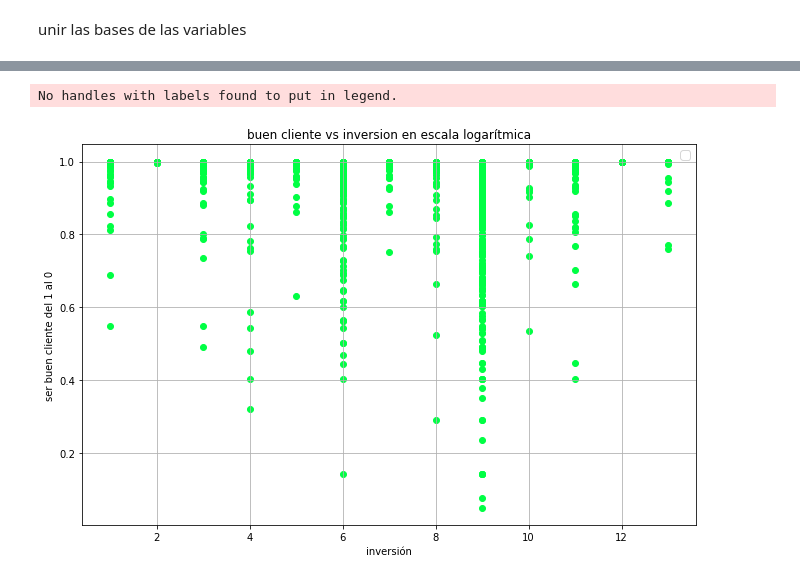
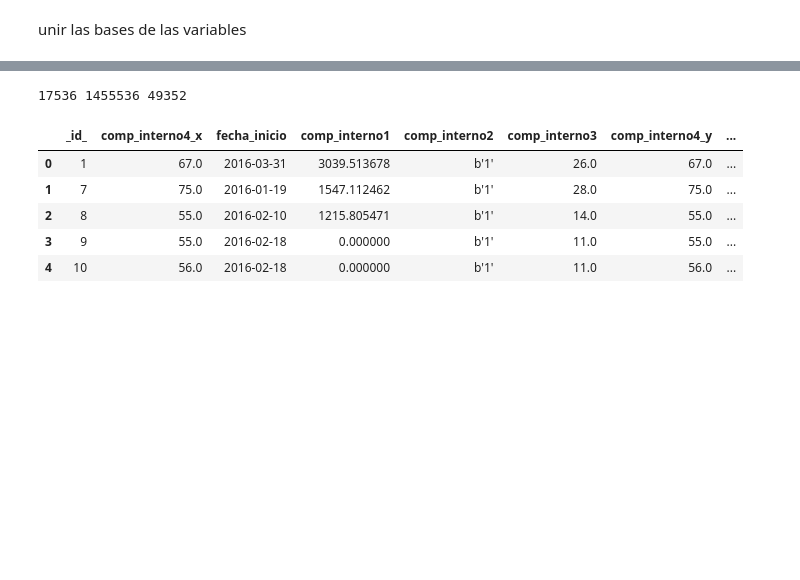
Before and after one commit to aldairconde/Seminario-E1, a Jupyter notebook: Tarea 1 SE.ipynb, the cells around one changed output, grey strips where cells are left out. Cells and saved outputs as stored; diff of their text form; code cells hidden in the pictures; blank space fills up the shorter version.

```diff
--- a/Tarea 1 SE.ipynb
+++ b/Tarea 1 SE.ipynb
@@ -102,16 +89,4 @@ Name: prom_norm, dtype: float64
-# %%
-import matplotlib.pyplot as plt
-fig, ax = plt.subplots( figsize=[11, 7])
-plt.title('buen cliente vs inversion en escala logarítmica')
-plt.xlabel('inversión')
-plt.ylabel('ser buen cliente del 1 al 0')
-ax.scatter(tab['categoria2'],tab['prom_norm'],color='#00ff44')
-#plt.axvline(x=60, linestyle = '--')
-#ax.plot([1,3,5,2],[1,3,5,2],color='#00ff44')
-plt.grid()
-#plt.xscale('log')
-ax.legend(loc='upper right',fontsize=12)
-plt.show()
-# %% [output]
-No handles with labels found to put in legend.
-[figure, removed]
+# %%
+print(len(merge_t['_id_']),len(comportamiento['num_caso']),len(pr['_id_']))
+# %% [output]
+17536 1455536 49352
@@ -117,0 +100,9 @@ No handles with labels found to put in legend.
+# %%
+tab.head()
+# %% [output]
+|  | _id_ | comp_interno4_x | fecha_inicio | comp_interno1 | comp_interno2 | comp_interno3 | comp_interno4_y | ... |
+| 0 | 1 | 67.0 | 2016-03-31 | 3039.513678 | b'1' | 26.0 | 67.0 | ... |
+| 1 | 7 | 75.0 | 2016-01-19 | 1547.112462 | b'1' | 28.0 | 75.0 | ... |
+| 2 | 8 | 55.0 | 2016-02-10 | 1215.805471 | b'1' | 14.0 | 55.0 | ... |
+| 3 | 9 | 55.0 | 2016-02-18 | 0.000000 | b'1' | 11.0 | 55.0 | ... |
+| 4 | 10 | 56.0 | 2016-02-18 | 0.000000 | b'1' | 11.0 | 56.0 | ... |
```
Also changed, not shown: parts of 16 cells of this notebook.
